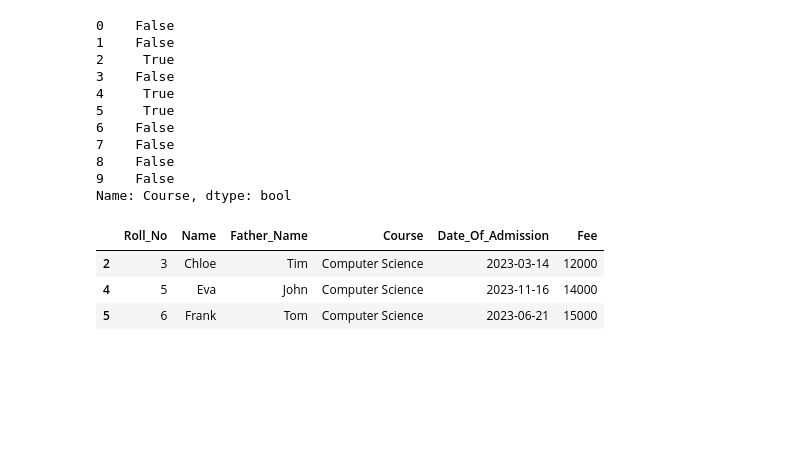
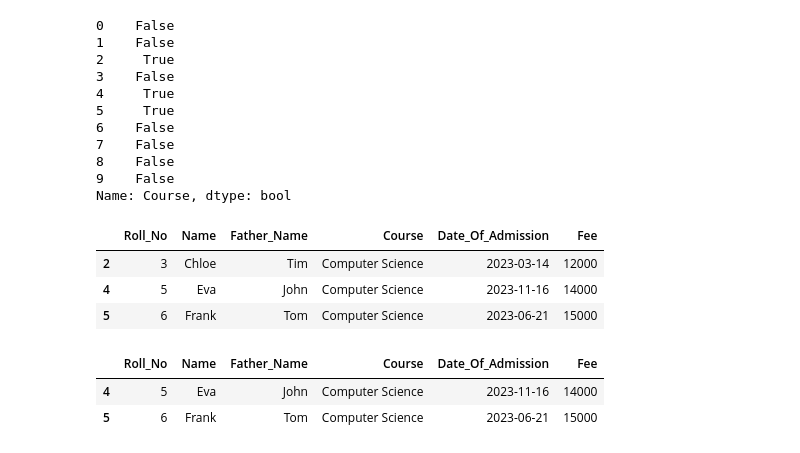
Before and after one commit to AhmedShaykh/NumPy-And-Pandas, a Jupyter notebook: pandas3.ipynb, the cells around one changed output. Drawn from its saved outputs; the diff is of its cells as text; code cells hidden in the pictures; blank space fills up the shorter version.

```diff
--- a/pandas3.ipynb
+++ b/pandas3.ipynb
@@ -456,3 +456,9 @@ studentsDf[studentsDf["Course"].str.lower().str.contains("comp")]
 | 2 | 3 | Chloe | Tim | Computer Science | 2023-03-14 | 12000 |
 | 4 | 5 | Eva | John | Computer Science | 2023-11-16 | 14000 |
 | 5 | 6 | Frank | Tom | Computer Science | 2023-06-21 | 15000 |
+# %%
+studentsDf[(studentsDf["Course"].str.lower().str.contains("comp")) & (studentsDf["Fee"] >= 14000)]
+# %% [output]
+|  | Roll_No | Name | Father_Name | Course | Date_Of_Admission | Fee |
+| 4 | 5 | Eva | John | Computer Science | 2023-11-16 | 14000 |
+| 5 | 6 | Frank | Tom | Computer Science | 2023-06-21 | 15000 |
```
Also changed, not shown: parts of 18 cells of this notebook, 1 other file.
